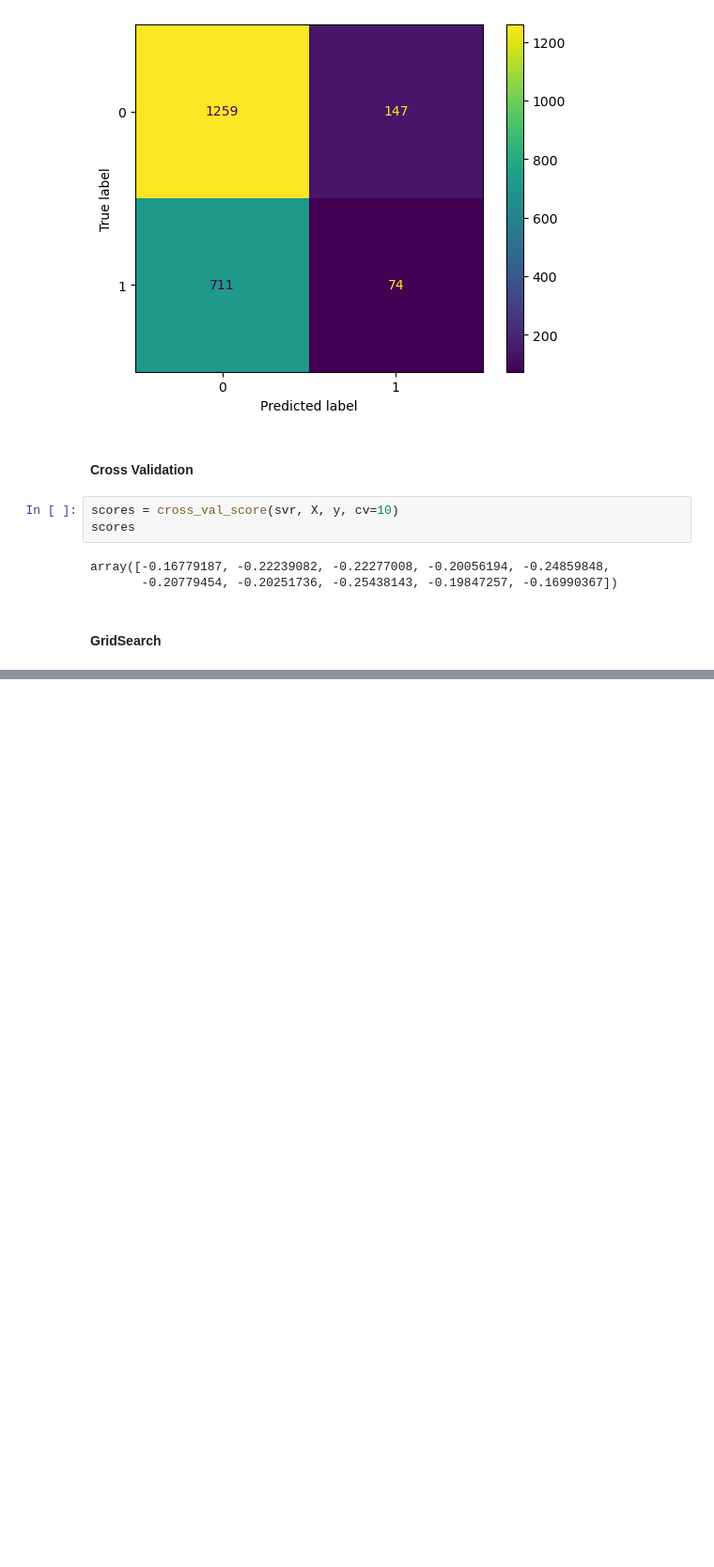
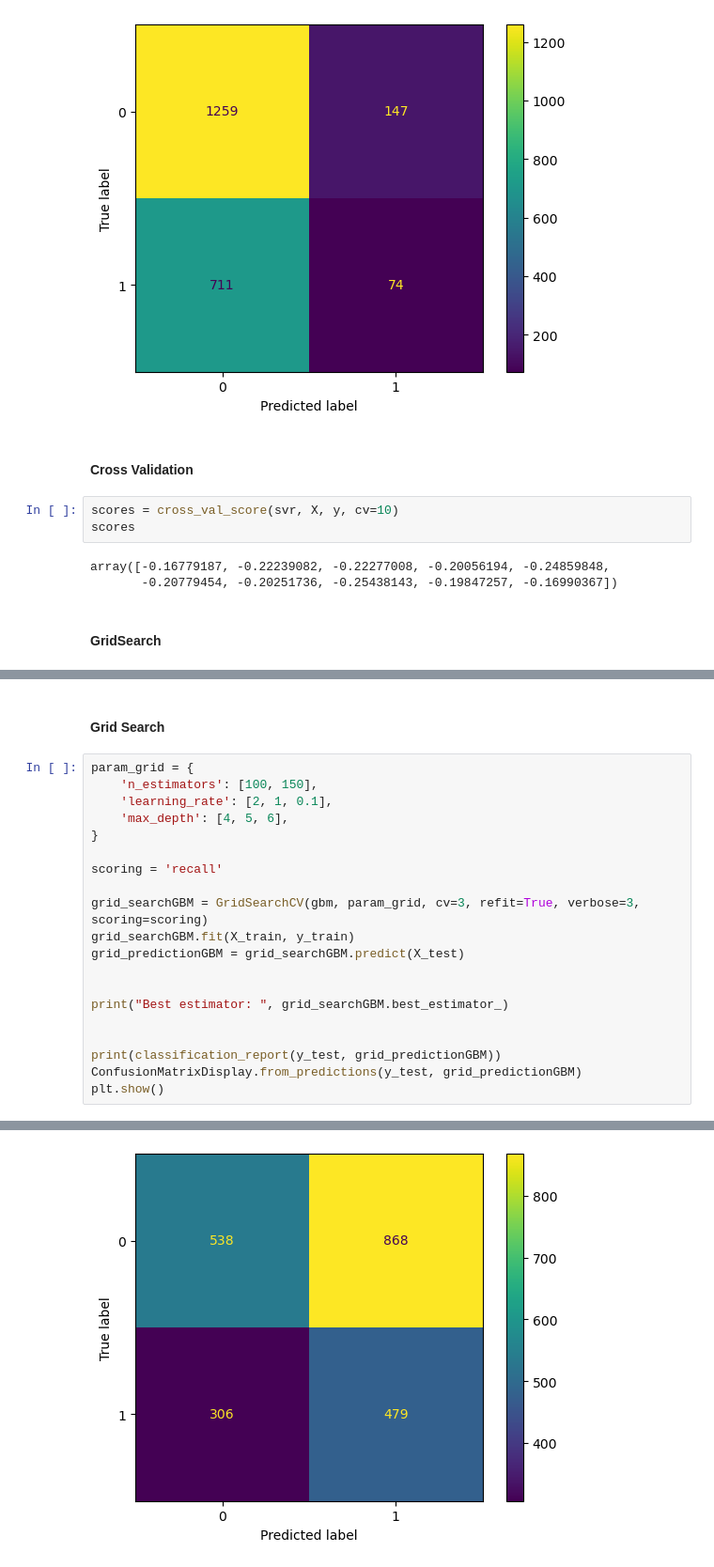
Before and after one commit to orlandopalmeira/Trabalho-DAA-2023-2024, a Jupyter notebook: Tarefa_1/tarefa_1_modelacao.ipynb, the cells around one changed output, grey strips where cells are left out. Shown at 94% size. Saved outputs shown, nothing was run; the diff lists cells and outputs as text; blank space fills up the shorter version.

```diff
--- a/Tarefa_1/tarefa_1_modelacao.ipynb
+++ b/Tarefa_1/tarefa_1_modelacao.ipynb
@@ -578,0 +611,23 @@ weighted avg       0.54      0.52      0.53      2191
+# %% [markdown]
+#### Grid Search
+# %%
+param_grid = {
+    'n_estimators': [100, 150],
+    'learning_rate': [2, 1, 0.1],
+    'max_depth': [4, 5, 6],
+}
+
+scoring = 'recall'
+
+grid_searchGBM = GridSearchCV(gbm, param_grid, cv=3, refit=True, verbose=3, scoring=scoring)
+grid_searchGBM.fit(X_train, y_train)
+grid_predictionGBM = grid_searchGBM.predict(X_test)
+
+
+print("Best estimator: ", grid_searchGBM.best_estimator_)
+
+
+print(classification_report(y_test, grid_predictionGBM))
+ConfusionMatrixDisplay.from_predictions(y_test, grid_predictionGBM)
+plt.show()
+# %% [output]
@@ -578,0 +651 @@ weighted avg       0.54      0.52      0.53      2191
+[figure, added]
```
Also changed, not shown: parts of 8 cells of this notebook.
